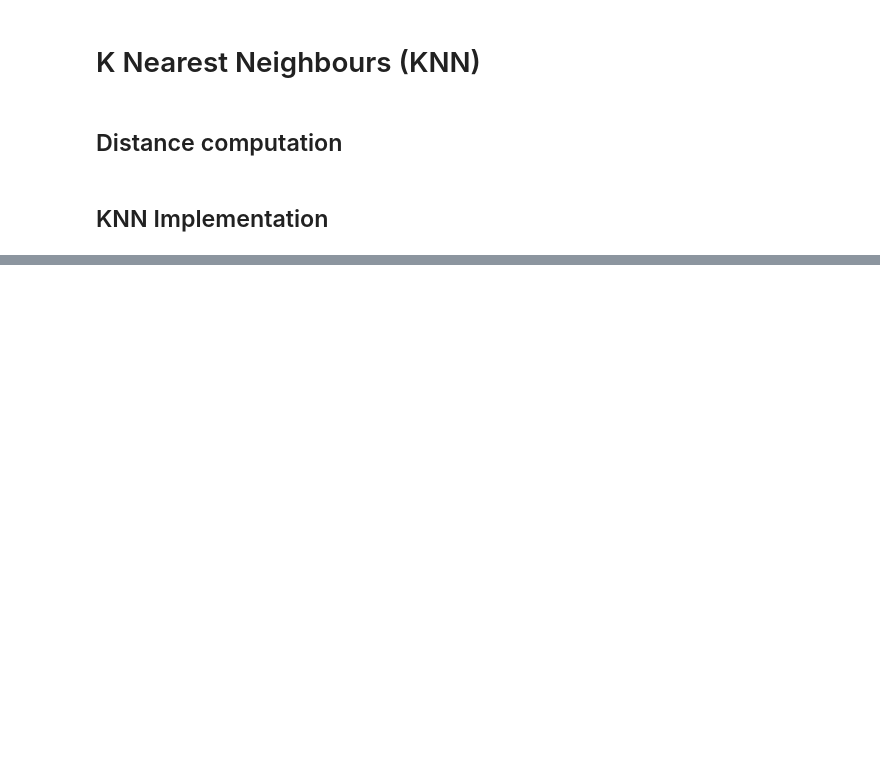
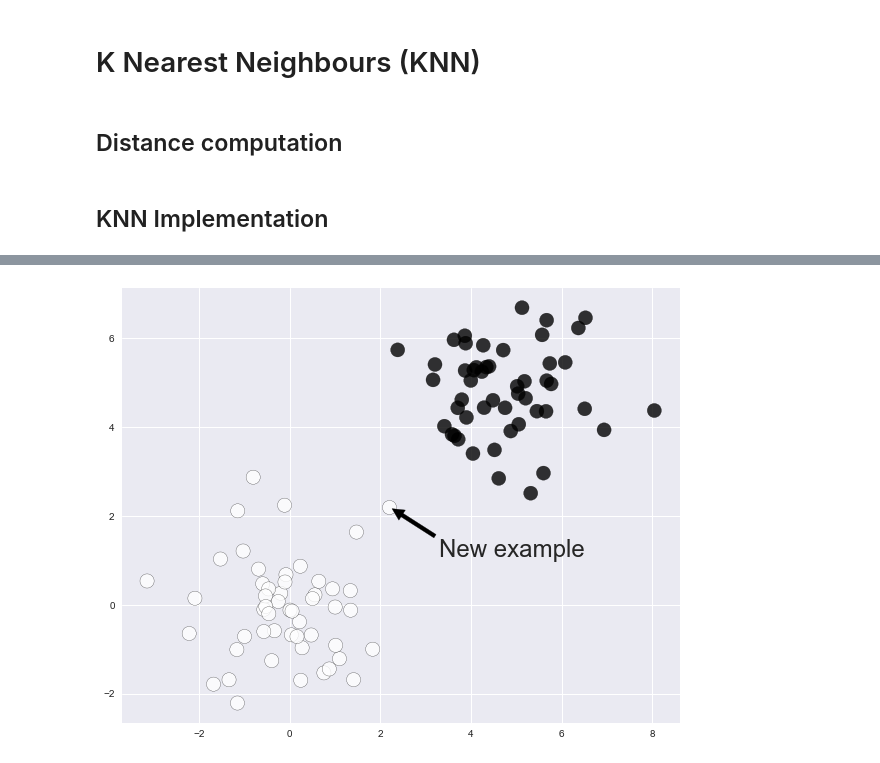
Before and after one commit to esviswajith95/MLT, a Jupyter notebook: Week7 - KNN.ipynb, the cells around one changed output, grey strips where cells are left out. Drawn from its saved outputs; the diff is of its cells as text; code cells hidden in the pictures; blank space fills up the shorter version.

```diff
--- a/Week7 - KNN.ipynb
+++ b/Week7 - KNN.ipynb
@@ -74,7 +74,7 @@ class KNN:
 
         knn_indices = np.argpartition(distance_vector, self._k)[:self._k]
 
-        knn = self.y[knn_indices]
+        knn = self._y[knn_indices]
 
         if self._task_type == 'Classification':
             label = stats.mode(knn)[0]
@@ -108,0 +136,21 @@ class KNN:
+# %%
+new_example = np.array([2.2, 2.2])
+
+model = KNN(3, distance_metric=euclidean_distance)
+
+model.fit(X, y)
+
+prediction, nearest_neighbour_indices = model.predict(new_example.reshape(1,2))
+# %%
+#Visualisation
+plt.figure(figsize=(10,8))
+plt.grid(True)
+plt.scatter(X[:, 0], X[:, 1], marker='o', c = y,
+            s=200, edgecolors='k', alpha=0.8)
+plt.scatter(new_example[0], new_example[1], marker='o', c = 'white',
+            s=200, edgecolors='k', alpha=0.8)
+plt.annotate('New example', xy = new_example, xytext=(50, -50),
+            textcoords='offset points', arrowprops=dict(facecolor='black', shrink=0.05), fontsize=24)
+plt.show()
+# %% [output]
+[figure, added]
```
Also changed, not shown: parts of 22 cells of this notebook.
